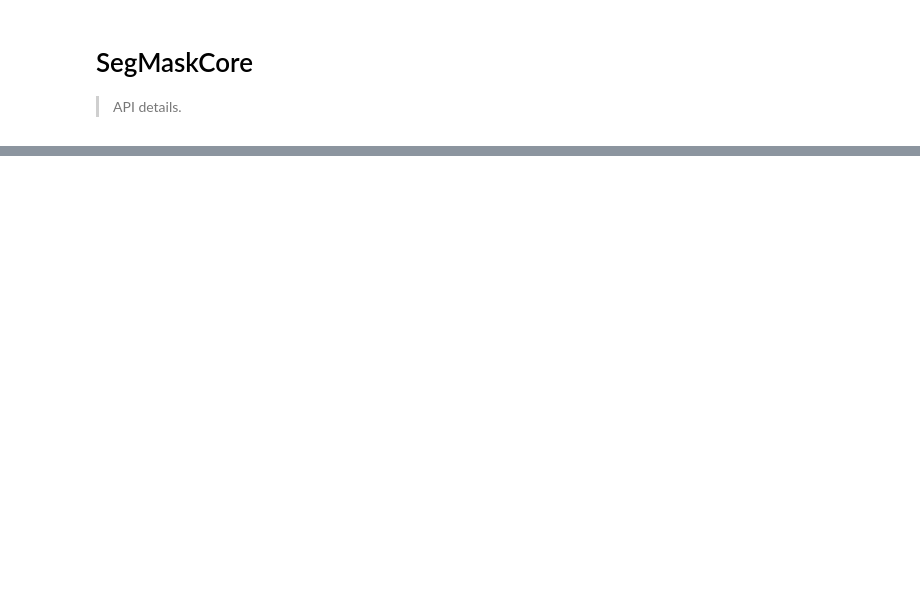
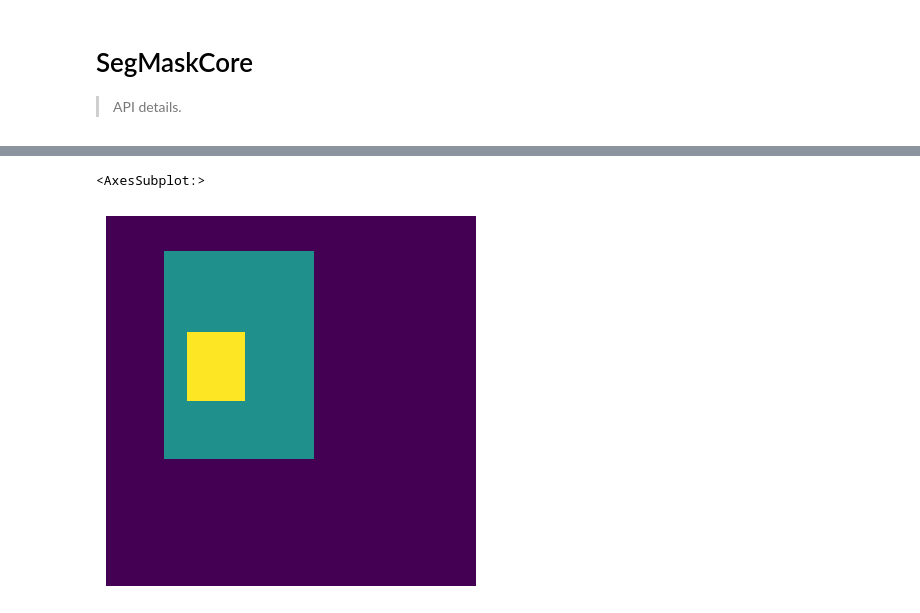
Before and after one commit to lgvaz/polvo, a Jupyter notebook: nbs/14c_segmask.core.ipynb, the cells around one changed output, grey strips where cells are left out. Saved outputs shown, nothing was run; the diff lists cells and outputs as text; code cells hidden in the pictures; blank space fills up the shorter version.

```diff
--- a/nbs/14c_segmask.core.ipynb
+++ b/nbs/14c_segmask.core.ipynb
@@ -57,0 +99,5 @@ dict_keys(['test', 'test2'])
+# %%
+SegMask.from_polygons(mask.to_polygons(), 32, 32).show()
+# %% [output]
+<AxesSubplot:>
+[figure, added]
```
Also changed, not shown: parts of 9 cells of this notebook, 14 other files.
